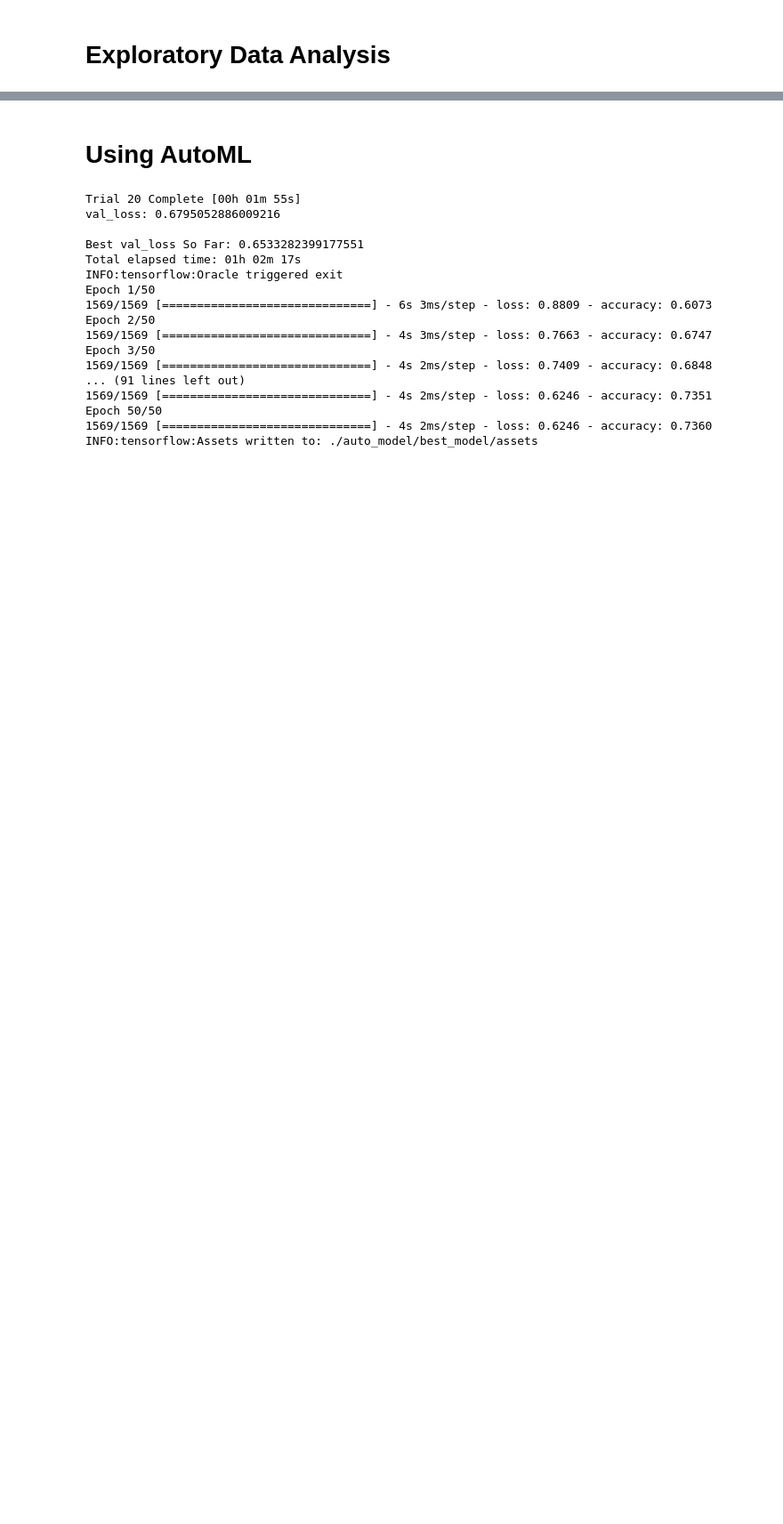
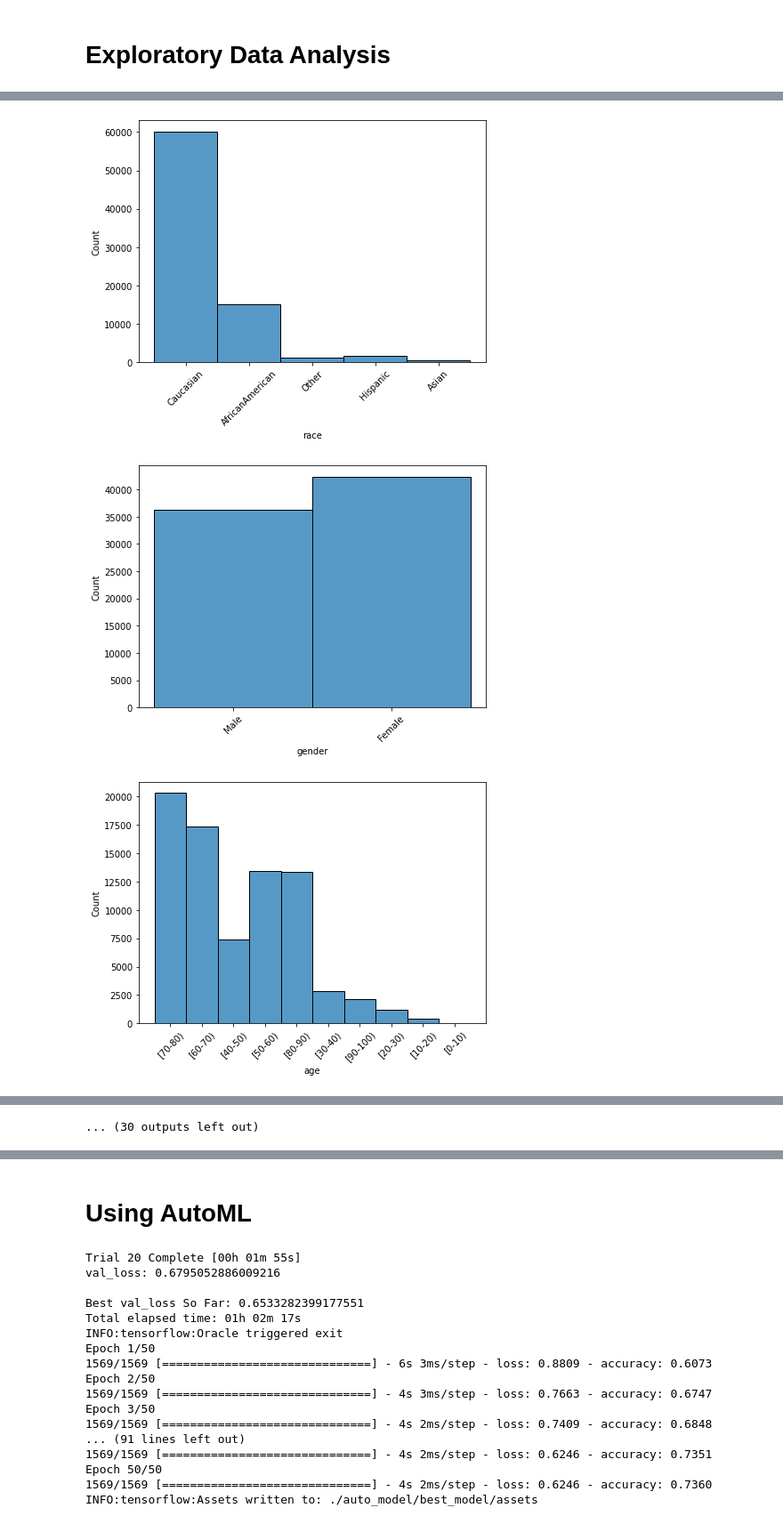
Before and after one commit to sourabh-bhide/SyntheticHealthData, a Jupyter notebook: Diabetes_AutoML.ipynb, the cells around one changed output, grey strips where cells are left out. Shown at 89% size. Saved outputs shown, nothing was run; the diff lists cells and outputs as text; code cells hidden in the pictures; blank space fills up the shorter version.

```diff
--- a/Diabetes_AutoML.ipynb
+++ b/Diabetes_AutoML.ipynb
@@ -50,7 +65,5 @@ dataframe.head()
 # %% [markdown]
 # Exploratory Data Analysis
-# %%
-df = dataframe.copy()
 # %%
 df.info()
 # %% [output]
@@ -105,0 +134,14 @@ print(len(test), 'test examples')
+# %%
+import ipywidgets as widgets
+import matplotlib.pyplot as plt
+
+def create_histogram(df,feature):
+  f, ax = plt.subplots(figsize=(7, 5))
+  ax.tick_params(axis='x', labelrotation=45)
+  sns.histplot(data=df, x=feature)
+for column in df.columns: create_histogram(real_data,column)
+#widgets.interact(create_histogram, df=['real_data','synthetic_data'], feature=df.columns)
+# %% [output]
+[figure, added]
+[figure, added]
+[figure, added]
@@ -105,0 +157 @@ print(len(test), 'test examples')
+... (30 outputs left out)
```
Also changed, not shown: parts of 21 cells of this notebook.
